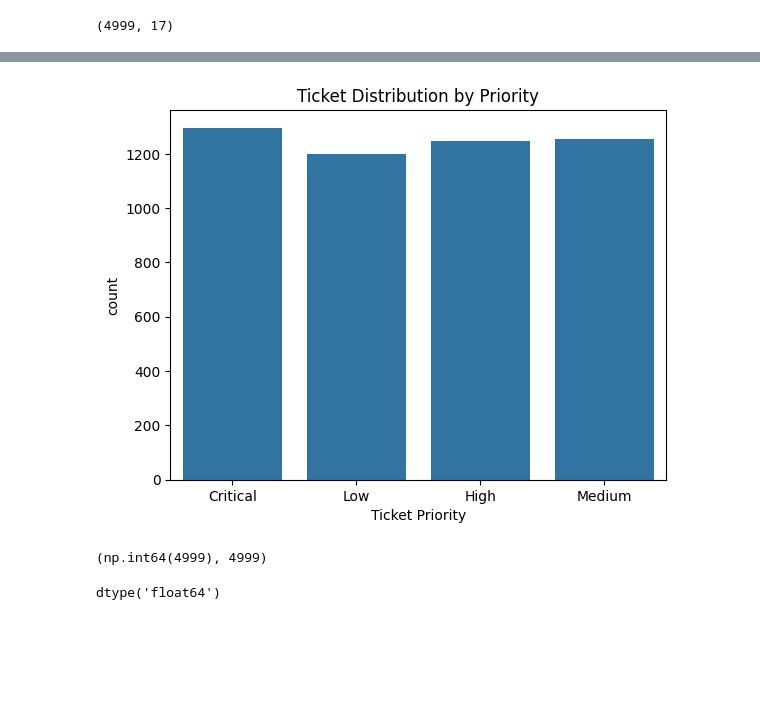
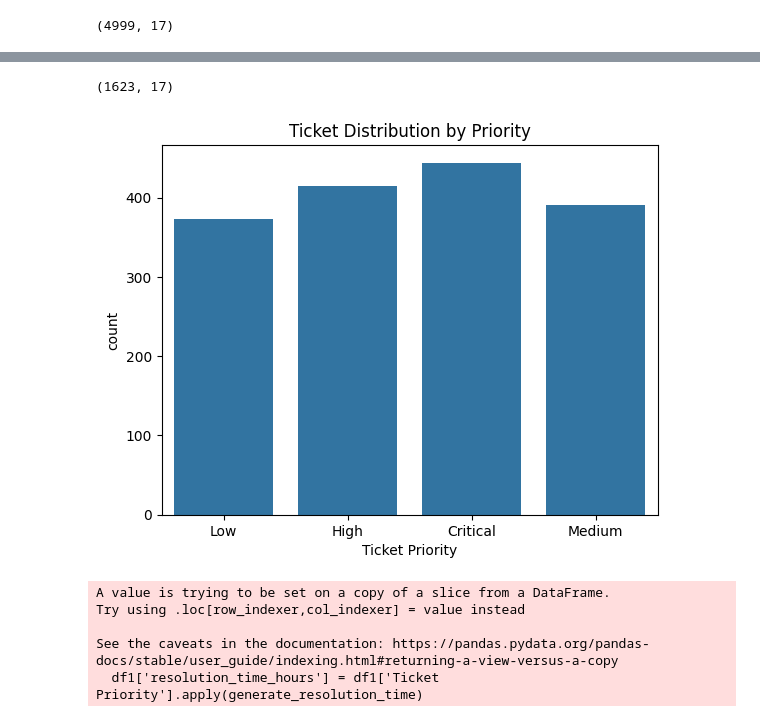
Before and after one commit to Ashishsahu26/Customer-Support-Ticket-Operations-Analysis, a Jupyter notebook: customer_support_tickets.ipynb, the cells around one changed output, grey strips where cells are left out. Saved outputs shown, nothing was run; the diff lists cells and outputs as text; code cells hidden in the pictures; blank space fills up the shorter version.

```diff
--- a/customer_support_tickets.ipynb
+++ b/customer_support_tickets.ipynb
@@ -9,5 +9,5 @@ Drive already mounted at /content/drive; to attempt to forcibly remount, call dr
 import pandas as pd
 import numpy as np
 
-path = '/content/drive/MyDrive/Banking_complaint_dataset/Customer_support_ticketss.csv'  # replace with your local path if needed
+path = '/content/drive/MyDrive/Projects_dataset/Customer_support_ticketss.csv'  # replace with your local path if needed
 df = pd.read_csv(path, encoding='latin1')
@@ -100,3 +89,5 @@ First Response Time             4999
 Time to Resolution              4999
 Customer Satisfaction Rating       0
 dtype: int64
+# %%
+df1 =df.dropna(subset= ['Resolution'])
@@ -103,17 +109,35 @@ dtype: int64
+# %%
+print(df1.shape)
+# %% [output]
+(1623, 17)
 # %%
 import matplotlib.pyplot as plt
 import seaborn as sns
 # %%
-sns.countplot(x='Ticket Priority', data=df)
+sns.countplot(x='Ticket Priority', data=df1)
 plt.title("Ticket Distribution by Priority")
 plt.show()
 # %% [output]
-[figure, old version]
+[figure, new version]
-# %%
-df['Time to Resolution'].isna().sum(), df.shape[0]
-# %% [output]
-(np.int64(4999), 4999)
-# %%
-df['Time to Resolution'].dtype
-# %% [output]
-dtype('float64')
+# %%
+# random seed for reproducibility
+np.random.seed(42)
+
+# Example: based on priority column
+def generate_resolution_time(priority):
+
+    if priority == "High":
+        return np.random.randint(1, 5)   # 1–4 hours
+    elif priority == "Medium":
+        return np.random.randint(4, 12)  # 4–11 hours
+    else:
+        return np.random.randint(8, 24)  # 8–23 hours
+
+# apply function
+df1['resolution_time_hours'] = df1['Ticket Priority'].apply(generate_resolution_time)
+# %% [output]
+A value is trying to be set on a copy of a slice from a DataFrame.
+Try using .loc[row_indexer,col_indexer] = value instead
+
+See the caveats in the documentation: https://pandas.pydata.org/pandas-docs/stable/user_guide/indexing.html#returning-a-view-versus-a-copy
+  df1['resolution_time_hours'] = df1['Ticket Priority'].apply(generate_resolution_time)
```
Also changed, not shown: parts of 11 cells of this notebook.
